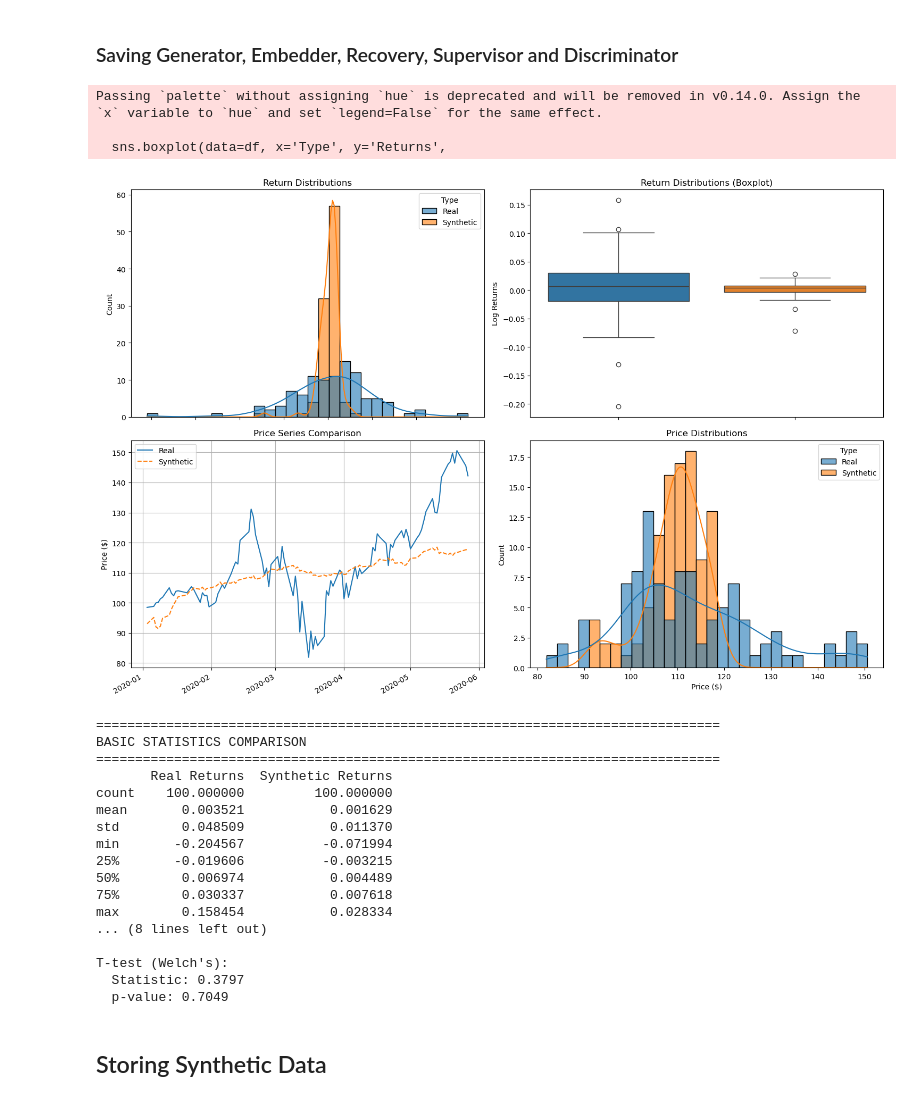
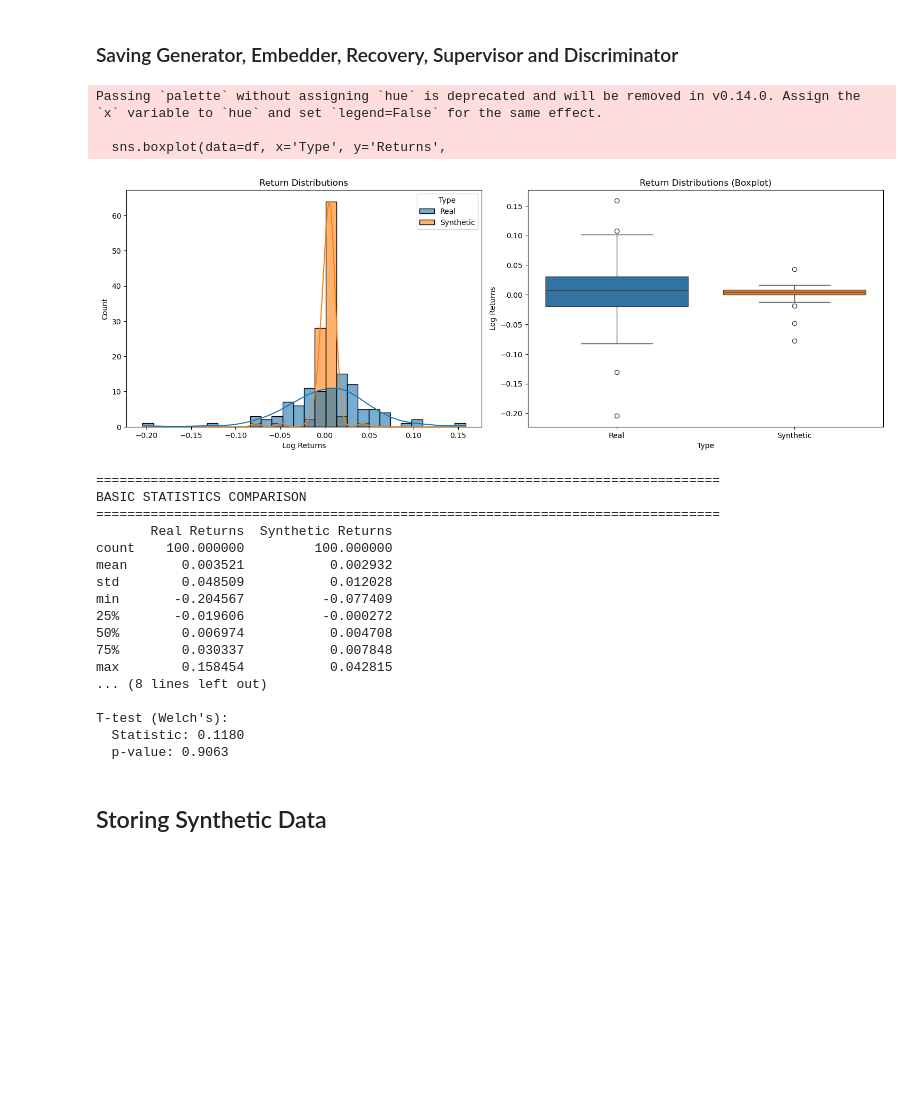
Before and after one commit to victorsobottka/bse-thesis-synthetic-data, a Jupyter notebook: GANs.ipynb, the cells around one changed output. Cells and saved outputs as stored; diff of their text form; code cells hidden in the pictures; blank space fills up the shorter version.

```diff
--- a/GANs.ipynb
+++ b/GANs.ipynb
@@ -1048,29 +1048,29 @@ def plot_and_analyze(sequences, synthetic_data, scaler, plot_dates):
     plt.title('Return Distributions (Boxplot)')
     plt.ylabel('Log Returns')
 
-    # Plot 3: Price series comparison
-    plt.subplot(2, 2, 3)
-    plt.plot(df[df['Type']=='Real']['Date'],
-             df[df['Type']=='Real']['Prices'],
-             label='Real', color='#1f77b4')
-    plt.plot(df[df['Type']=='Synthetic']['Date'],
-             df[df['Type']=='Synthetic']['Prices'],
-             label='Synthetic', linestyle='--', color='#ff7f0e')
-    plt.gca().xaxis.set_major_formatter(mdates.DateFormatter('%Y-%m'))
-    plt.gcf().autofmt_xdate()
-    plt.title('Price Series Comparison')
-    plt.ylabel('Price ($)')
-    plt.legend()
-    plt.grid(True)
+    # # Plot 3: Price series comparison
+    # plt.subplot(2, 2, 3)
+    # plt.plot(df[df['Type']=='Real']['Date'],
+    #          df[df['Type']=='Real']['Prices'],
+    #          label='Real', color='#1f77b4')
+    # plt.plot(df[df['Type']=='Synthetic']['Date'],
+    #          df[df['Type']=='Synthetic']['Prices'],
+    #          label='Synthetic', linestyle='--', color='#ff7f0e')
+    # plt.gca().xaxis.set_major_formatter(mdates.DateFormatter('%Y-%m'))
+    # plt.gcf().autofmt_xdate()
+    # plt.title('Price Series Comparison')
+    # plt.ylabel('Price ($)')
+    # plt.legend()
+    # plt.grid(True)
 
-    # Plot 4: Price distributions
-    plt.subplot(2, 2, 4)
-    sns.histplot(data=df, x='Prices', hue='Type',
-                kde=True, bins=30, alpha=0.6,
-                palette=['#1f77b4', '#ff7f0e'])
-    plt.title('Price Distributions')
-    plt.xlabel('Price ($)')
-    plt.ylabel('Count')
+    # # Plot 4: Price distributions
+    # plt.subplot(2, 2, 4)
+    # sns.histplot(data=df, x='Prices', hue='Type',
+    #             kde=True, bins=30, alpha=0.6,
+    #             palette=['#1f77b4', '#ff7f0e'])
+    # plt.title('Price Distributions')
+    # plt.xlabel('Price ($)')
+    # plt.ylabel('Count')
 
     plt.tight_layout()
     plt.show()
@@ -1107,51 +1107,51 @@ def plot_and_analyze(sequences, synthetic_data, scaler, plot_dates):
         df[df['Type']=='Synthetic']['Returns'],
         equal_var=False  # Welch's t-test
     )
     print(f"\nT-test (Welch's):")
     print(f"  Statistic: {t_stat:.4f}")
     print(f"  p-value: {t_p:.4f}")
 
 # Usage example:
 if __name__ == "__main__":
     # After your TimeGAN training...
     generator.eval()
     supervisor.eval()
     recovery.eval()
 
     Z = torch.randn(1, seq_len, hidden_dim).to(device)
     E_hat = generator(Z)
     H_hat = supervisor(E_hat)
     X_hat = recovery(H_hat).detach().cpu().numpy()
 
     # Generate plots and statistics
     plot_and_analyze(
         sequences=sequences,
         synthetic_data=X_hat,
         scaler=scaler,
         plot_dates=plot_dates
     )
 # %% [output]
 Passing `palette` without assigning `hue` is deprecated and will be removed in v0.14.0. Assign the `x` variable to `hue` and set `legend=False` for the same effect.
 
   sns.boxplot(data=df, x='Type', y='Returns',
-[figure, old version]
+[figure, new version]
 ================================================================================
 BASIC STATISTICS COMPARISON
 ================================================================================
        Real Returns  Synthetic Returns
 count    100.000000         100.000000
-mean       0.003521           0.001629
-std        0.048509           0.011370
-min       -0.204567          -0.071994
-25%       -0.019606          -0.003215
-50%        0.006974           0.004489
-75%        0.030337           0.007618
-max        0.158454           0.028334
+mean       0.003521           0.002932
+std        0.048509           0.012028
+min       -0.204567          -0.077409
+25%       -0.019606          -0.000272
+50%        0.006974           0.004708
+75%        0.030337           0.007848
+max        0.158454           0.042815
 ... (8 lines left out)
 
 T-test (Welch's):
-  Statistic: 0.3797
-  p-value: 0.7049
+  Statistic: 0.1180
+  p-value: 0.9063
 # %% [markdown]
 ## Storing Synthetic Data
 # %%
```
Also changed, not shown: parts of 6 cells of this notebook, 4 other files.
